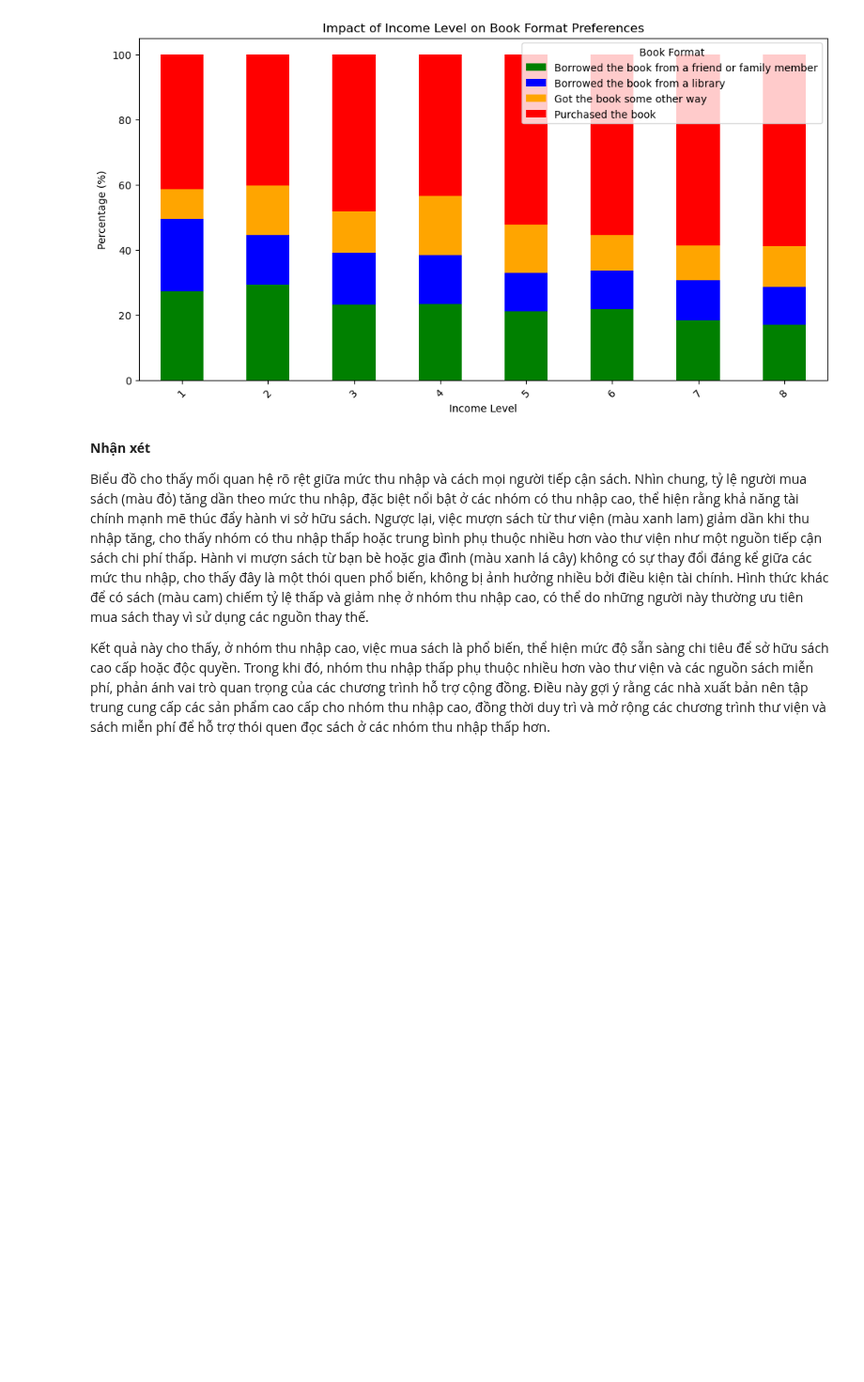
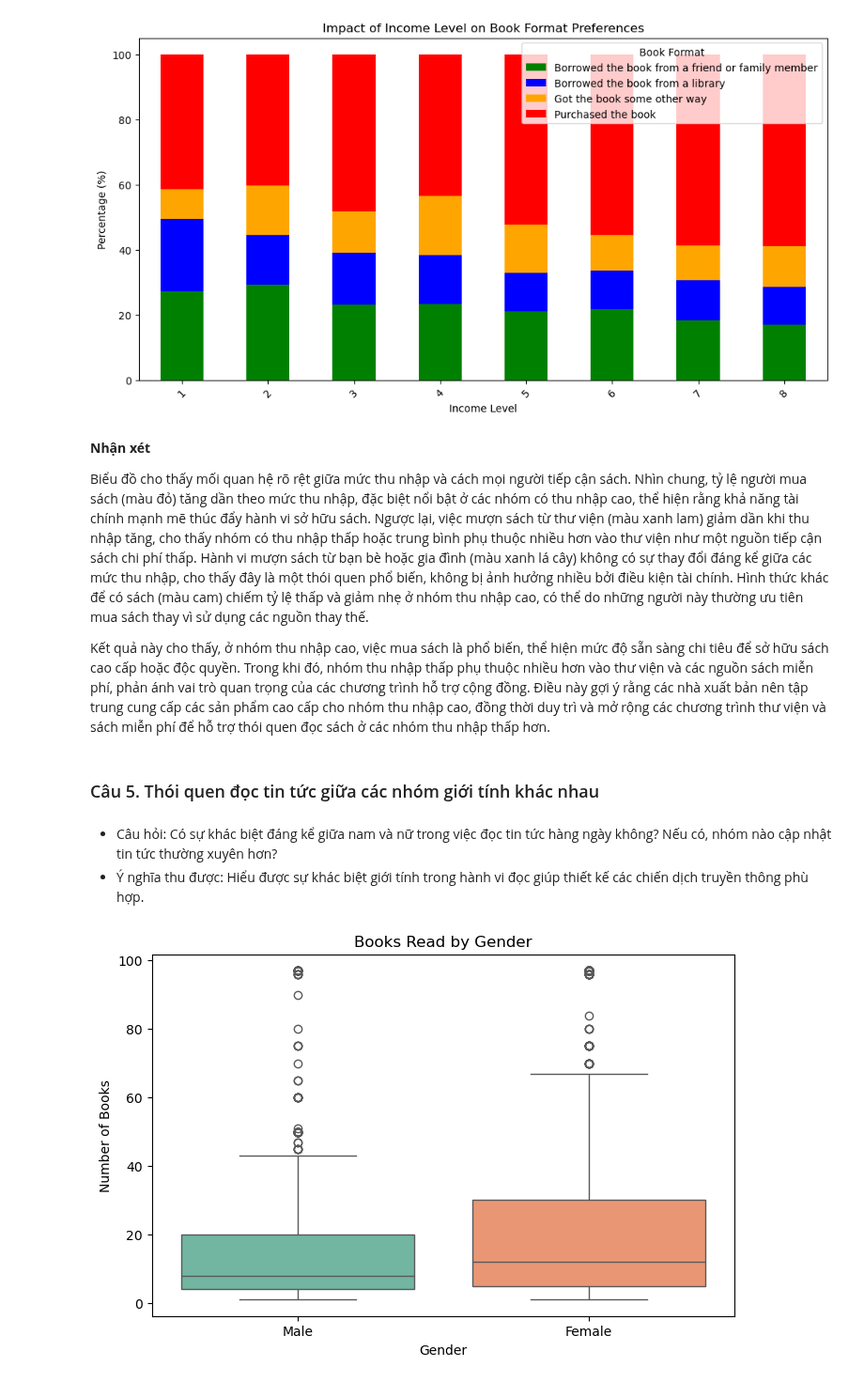
Before and after one commit to neyngnn/LTKHDL, a Jupyter notebook: notebook/Eda.ipynb, the cells around one changed output. Shown at 94% size. Drawn from its saved outputs; the diff is of its cells as text; code cells hidden in the pictures; blank space fills up the shorter version.

```diff
--- a/notebook/Eda.ipynb
+++ b/notebook/Eda.ipynb
@@ -106,3 +106,18 @@ plt.show()
 Biểu đồ cho thấy mối quan hệ rõ rệt giữa mức thu nhập và cách mọi người tiếp cận sách. Nhìn chung, tỷ lệ người mua sách (màu đỏ) tăng dần theo mức thu nhập, đặc biệt nổi bật ở các nhóm có thu nhập cao, thể hiện rằng khả năng tài chính mạnh mẽ thúc đẩy hành vi sở hữu sách. Ngược lại, việc mượn sách từ thư viện (màu xanh lam) giảm dần khi thu nhập tăng, cho thấy nhóm có thu nhập thấp hoặc trung bình phụ thuộc nhiều hơn vào thư viện như một nguồn tiếp cận sách chi phí thấp. Hành vi mượn sách từ bạn bè hoặc gia đình (màu xanh lá cây) không có sự thay đổi đáng kể giữa các mức thu nhập, cho thấy đây là một thói quen phổ biến, không bị ảnh hưởng nhiều bởi điều kiện tài chính. Hình thức khác để có sách (màu cam) chiếm tỷ lệ thấp và giảm nhẹ ở nhóm thu nhập cao, có thể do những người này thường ưu tiên mua sách thay vì sử dụng các nguồn thay thế.
 
 Kết quả này cho thấy, ở nhóm thu nhập cao, việc mua sách là phổ biến, thể hiện mức độ sẵn sàng chi tiêu để sở hữu sách cao cấp hoặc độc quyền. Trong khi đó, nhóm thu nhập thấp phụ thuộc nhiều hơn vào thư viện và các nguồn sách miễn phí, phản ánh vai trò quan trọng của các chương trình hỗ trợ cộng đồng. Điều này gợi ý rằng các nhà xuất bản nên tập trung cung cấp các sản phẩm cao cấp cho nhóm thu nhập cao, đồng thời duy trì và mở rộng các chương trình thư viện và sách miễn phí để hỗ trợ thói quen đọc sách ở các nhóm thu nhập thấp hơn.
+# %% [markdown]
+### Câu 5. Thói quen đọc tin tức giữa các nhóm giới tính khác nhau
+# %% [markdown]
+* Câu hỏi: Có sự khác biệt đáng kể giữa nam và nữ trong việc đọc tin tức hàng ngày không? Nếu có, nhóm nào cập nhật tin tức thường xuyên hơn?
+* Ý nghĩa thu được: Hiểu được sự khác biệt giới tính trong hành vi đọc giúp thiết kế các chiến dịch truyền thông phù hợp.
+# %%
+# Boxplot số lượng sách đọc theo giới tính
+plt.figure(figsize=(8, 5))
+sns.boxplot(data=df, x='sex', y='books_read_last_12m', palette='Set2')
+plt.title('Books Read by Gender')
+plt.xlabel('Gender')
+plt.ylabel('Number of Books')
+plt.show()
+# %% [output]
+[figure, added]
```
Also changed, not shown: parts of 1 cell of this notebook.
